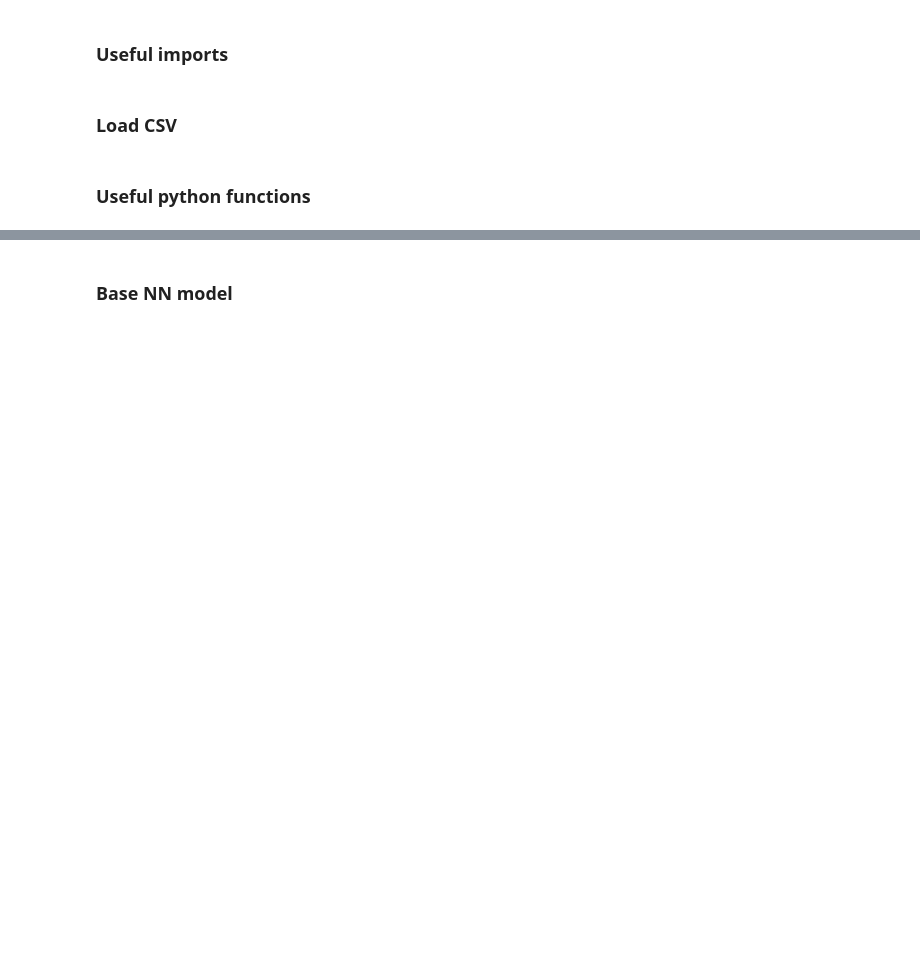
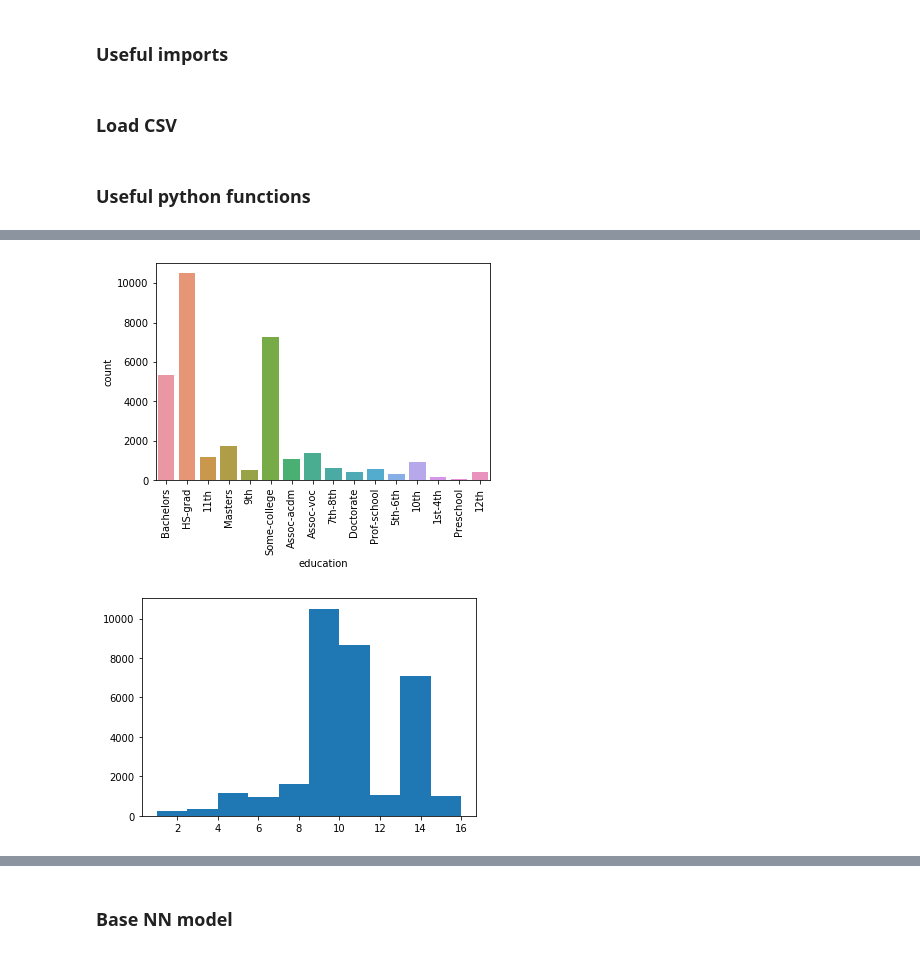
Before and after one commit to giacomo-montibeller/from-0-to-ml, a Jupyter notebook: data/real_scenario_playground.ipynb, the cells around one changed output, grey strips where cells are left out. Drawn from its saved outputs; the diff is of its cells as text; code cells hidden in the pictures; blank space fills up the shorter version.

```diff
--- a/data/real_scenario_playground.ipynb
+++ b/data/real_scenario_playground.ipynb
@@ -80,0 +131,6 @@ def plot_numerical_distribution(column, label_rotation = 0):
+# %%
+plot_categorical_distribution("education", 90)
+plot_numerical_distribution("education num")
+# %% [output]
+[figure, added]
+[figure, added]
```
Also changed, not shown: parts of 17 cells of this notebook, 1 other file.
